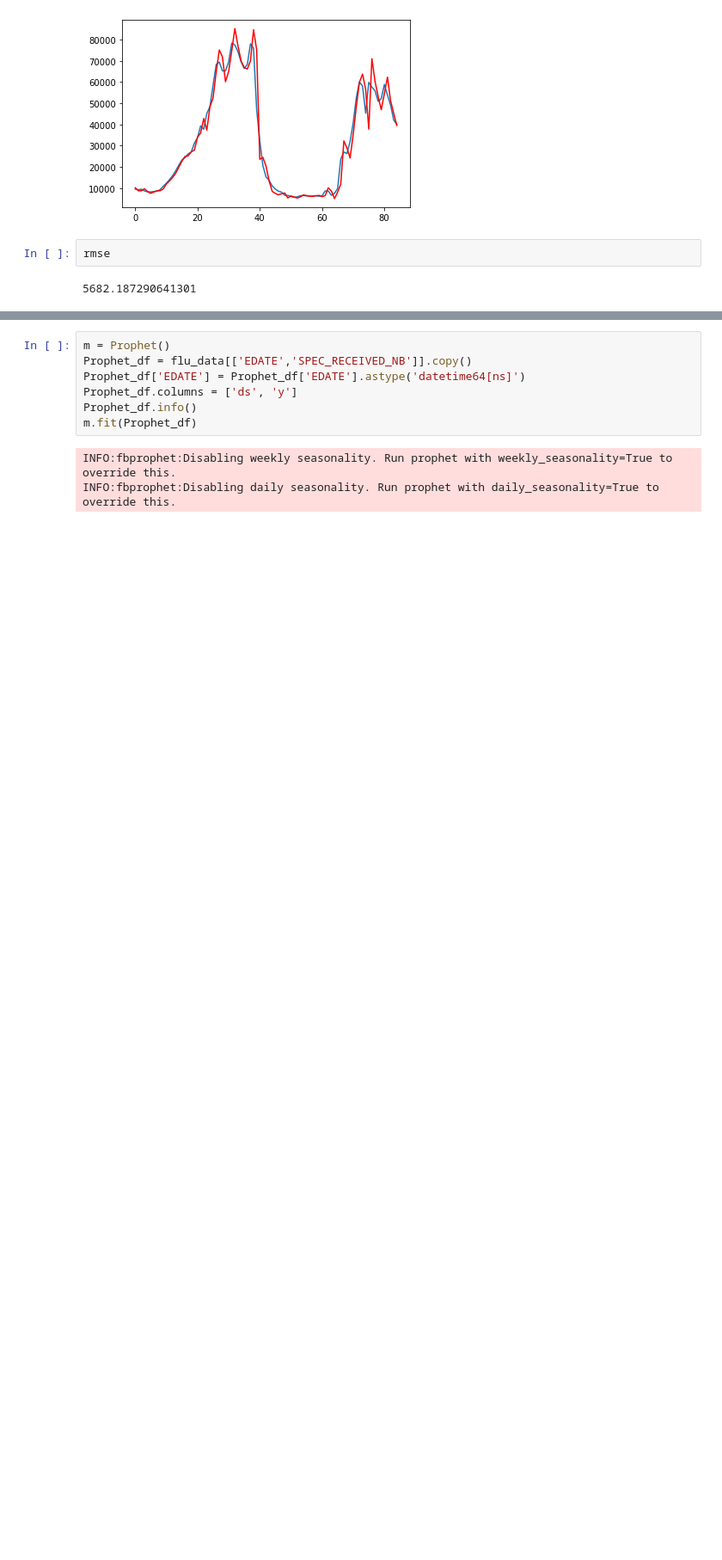
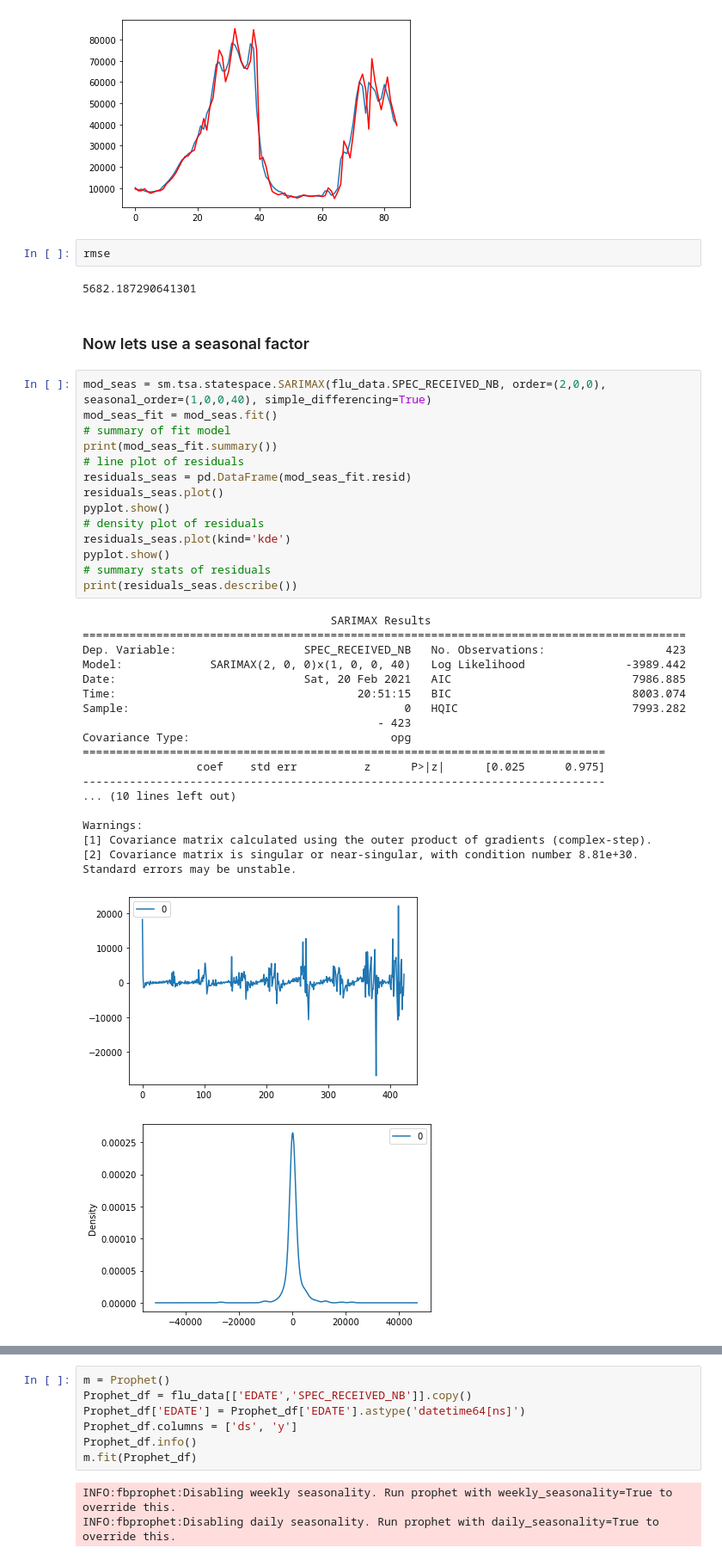
Before and after one commit to andrewmejia600/DS7333, a Jupyter notebook: CASE_STUDY_8/Case_Study_8.ipynb, the cells around one changed output, grey strips where cells are left out. Shown at 86% size. Drawn from its saved outputs; the diff is of its cells as text; blank space fills up the shorter version.

```diff
--- a/CASE_STUDY_8/Case_Study_8.ipynb
+++ b/CASE_STUDY_8/Case_Study_8.ipynb
@@ -346,3 +398,39 @@ pyplot.show()
 rmse
 # %% [output]
 5682.187290641301
+# %% [markdown]
+### Now lets use a seasonal factor
+# %%
+mod_seas = sm.tsa.statespace.SARIMAX(flu_data.SPEC_RECEIVED_NB, order=(2,0,0), seasonal_order=(1,0,0,40), simple_differencing=True)
+mod_seas_fit = mod_seas.fit()
+# summary of fit model
+print(mod_seas_fit.summary())
+# line plot of residuals
+residuals_seas = pd.DataFrame(mod_seas_fit.resid)
+residuals_seas.plot()
+pyplot.show()
+# density plot of residuals
+residuals_seas.plot(kind='kde')
+pyplot.show()
+# summary stats of residuals
+print(residuals_seas.describe())
+# %% [output]
+                                     SARIMAX Results
+==========================================================================================
+Dep. Variable:                   SPEC_RECEIVED_NB   No. Observations:                  423
+Model:             SARIMAX(2, 0, 0)x(1, 0, 0, 40)   Log Likelihood               -3989.442
+Date:                            Sat, 20 Feb 2021   AIC                           7986.885
+Time:                                    20:51:15   BIC                           8003.074
+Sample:                                         0   HQIC                          7993.282
+                                            - 423
+Covariance Type:                              opg
+==============================================================================
+                 coef    std err          z      P>|z|      [0.025      0.975]
+------------------------------------------------------------------------------
+... (10 lines left out)
+
+Warnings:
+[1] Covariance matrix calculated using the outer product of gradients (complex-step).
+[2] Covariance matrix is singular or near-singular, with condition number 8.81e+30. Standard errors may be unstable.
+[figure, added]
+[figure, added]
```
Also changed, not shown: parts of 13 cells of this notebook.
